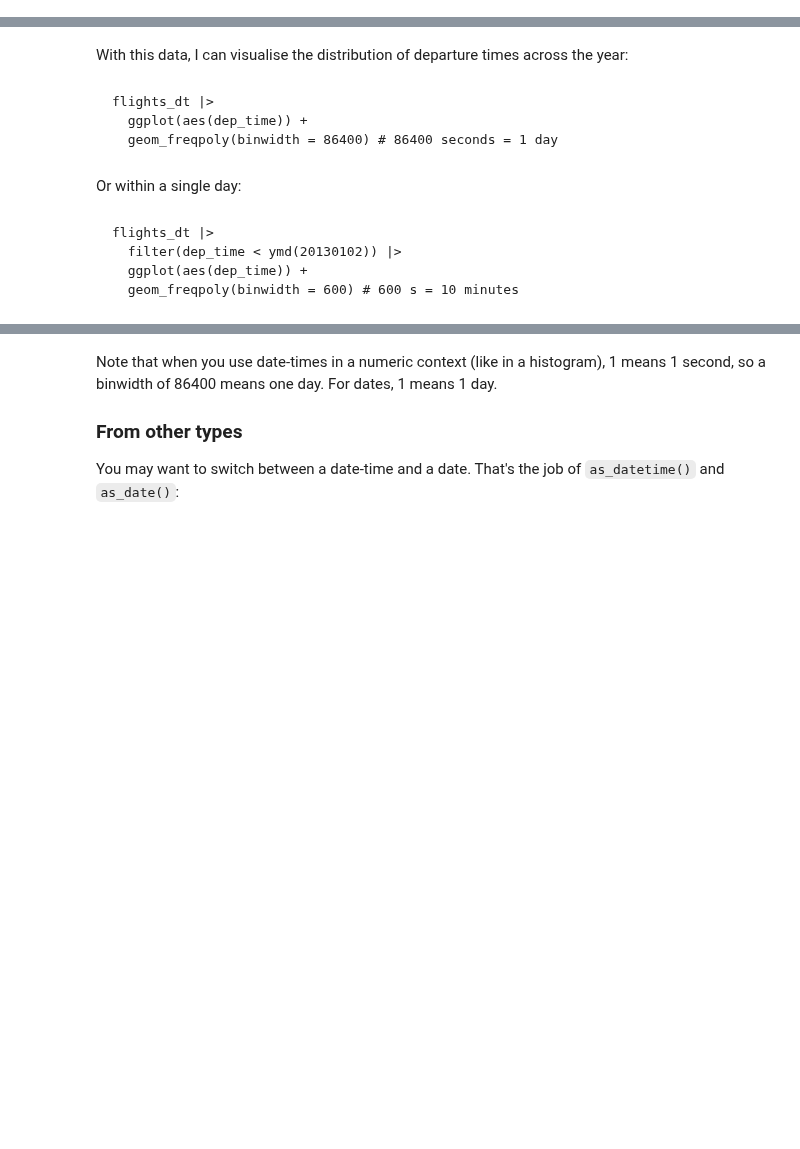
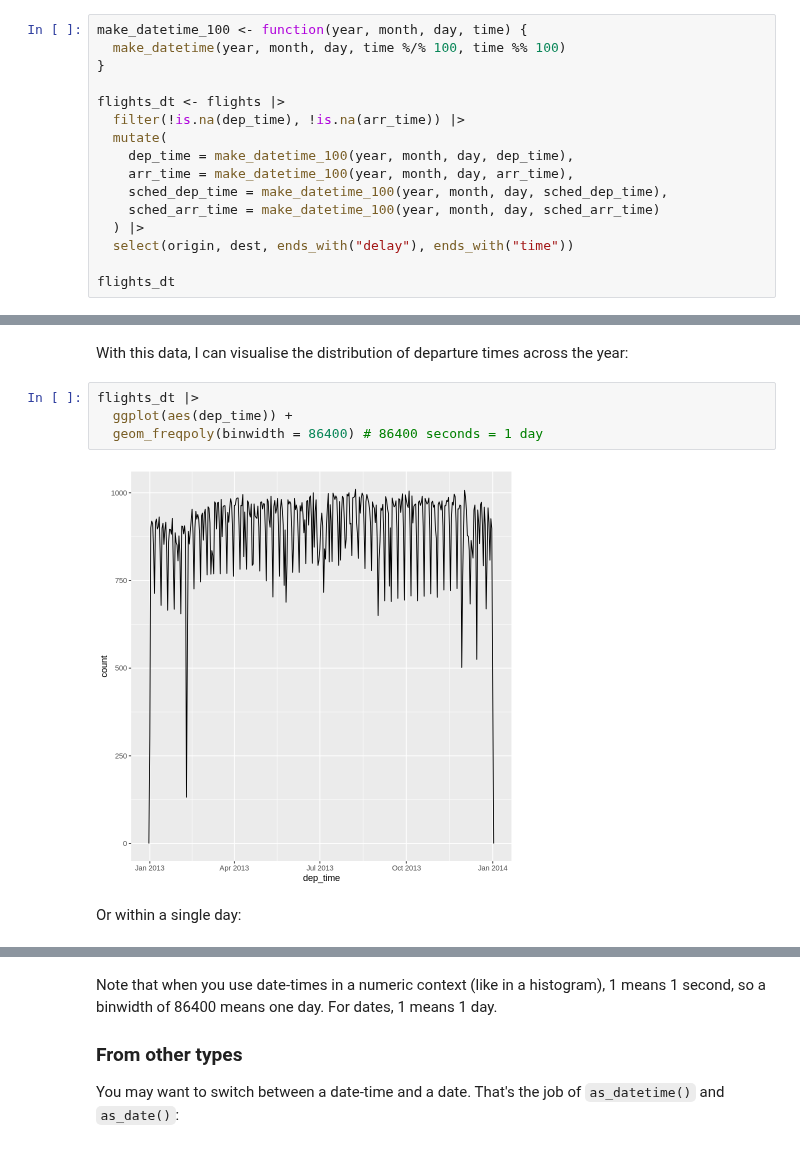
Before and after one commit to fralfaro/r4ds-book, a Jupyter notebook: docs/16_dates_and _times.ipynb, the cells around one changed output, grey strips where cells are left out. Drawn from its saved outputs; the diff is of its cells as text; blank space fills up the shorter version.

````diff
--- a/docs/16_dates_and _times.ipynb
+++ b/docs/16_dates_and _times.ipynb
@@ -171,0 +198,16 @@ flights_dt
+# %%
+make_datetime_100 <- function(year, month, day, time) {
+  make_datetime(year, month, day, time %/% 100, time %% 100)
+}
+
+flights_dt <- flights |>
+  filter(!is.na(dep_time), !is.na(arr_time)) |>
+  mutate(
+    dep_time = make_datetime_100(year, month, day, dep_time),
+    arr_time = make_datetime_100(year, month, day, arr_time),
+    sched_dep_time = make_datetime_100(year, month, day, sched_dep_time),
+    sched_arr_time = make_datetime_100(year, month, day, sched_arr_time)
+  ) |>
+  select(origin, dest, ends_with("delay"), ends_with("time"))
+
+flights_dt
@@ -172,21 +234,12 @@ flights_dt
 # %% [markdown]
 
 With this data, I can visualise the distribution of departure times across the year:
-# %% [markdown]
-
-```{r}
-flights_dt |>
-  ggplot(aes(dep_time)) +
-  geom_freqpoly(binwidth = 86400) # 86400 seconds = 1 day
-```
+# %%
+flights_dt |>
+  ggplot(aes(dep_time)) +
+  geom_freqpoly(binwidth = 86400) # 86400 seconds = 1 day
+# %% [output]
+[figure, added]
 # %% [markdown]
 
 Or within a single day:
-# %% [markdown]
-
-```{r}
-flights_dt |>
-  filter(dep_time < ymd(20130102)) |>
-  ggplot(aes(dep_time)) +
-  geom_freqpoly(binwidth = 600) # 600 s = 10 minutes
-```
````
Also changed, not shown: parts of 130 cells of this notebook.
